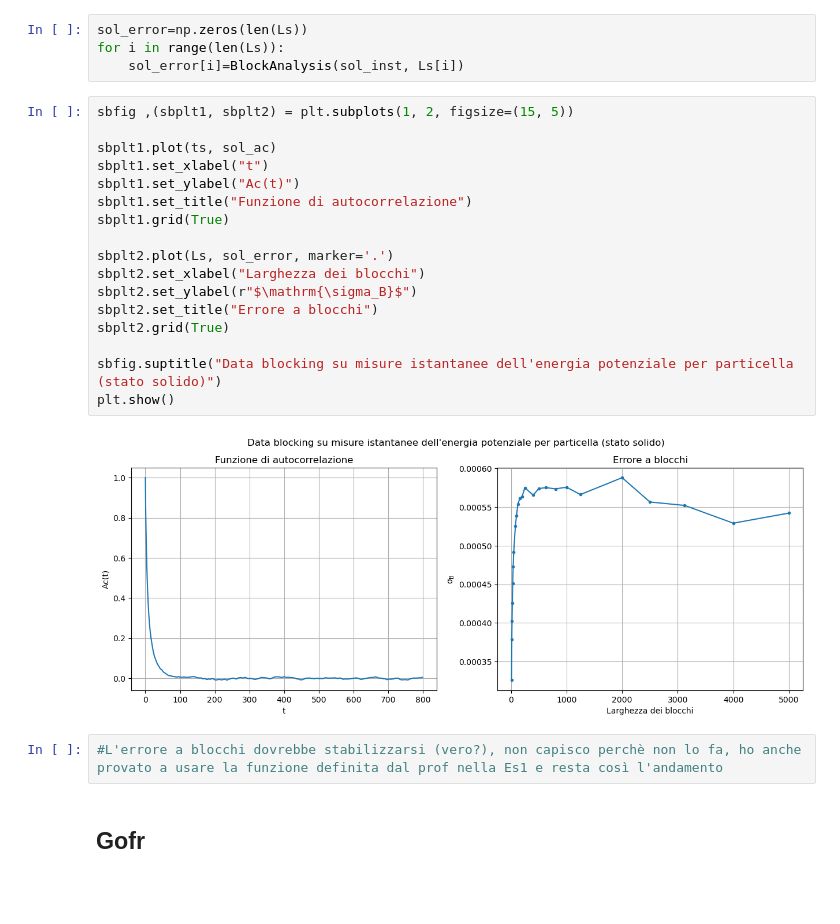
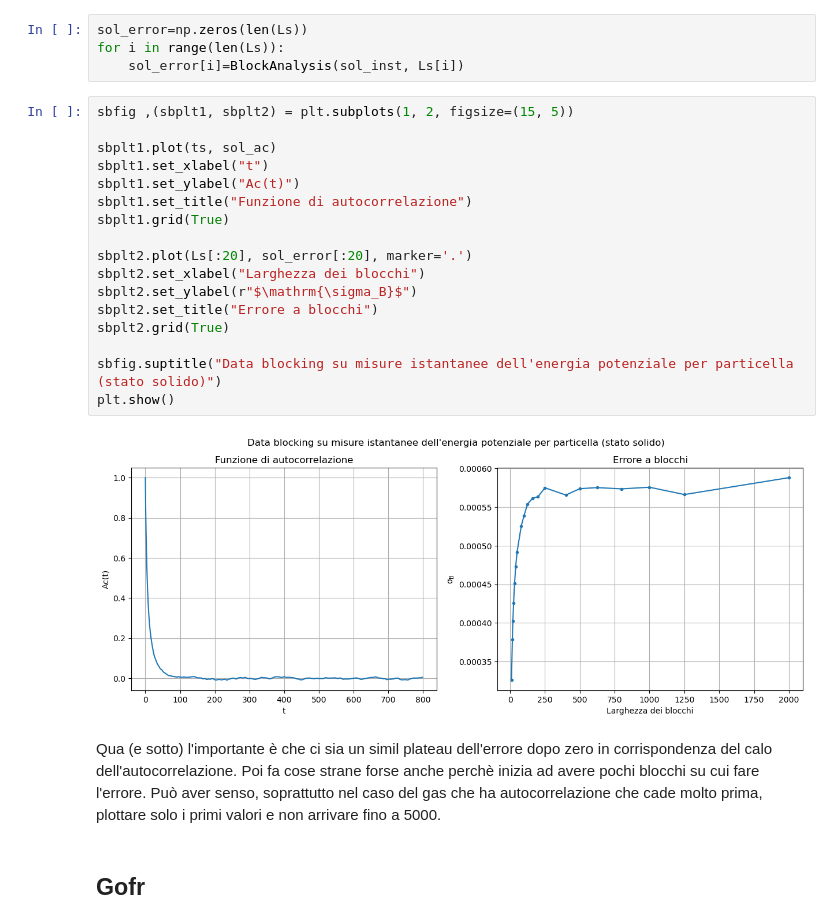
Before and after one commit to angela-bonato/LaboratorioSimulazioneNumerica, a Jupyter notebook: Es07/Esercitazione7.ipynb, the cells around one changed output. Saved outputs shown, nothing was run; the diff lists cells and outputs as text; blank space fills up the shorter version.

```diff
--- a/Es07/Esercitazione7.ipynb
+++ b/Es07/Esercitazione7.ipynb
@@ -66,24 +64,24 @@ for i in range(len(Ls)):
 # %%
 sbfig ,(sbplt1, sbplt2) = plt.subplots(1, 2, figsize=(15, 5))
 
 sbplt1.plot(ts, sol_ac)
 sbplt1.set_xlabel("t")
 sbplt1.set_ylabel("Ac(t)")
 sbplt1.set_title("Funzione di autocorrelazione")
 sbplt1.grid(True)
 
-sbplt2.plot(Ls, sol_error, marker='.')
+sbplt2.plot(Ls[:20], sol_error[:20], marker='.')
 sbplt2.set_xlabel("Larghezza dei blocchi")
 sbplt2.set_ylabel(r"$\mathrm{\sigma_B}$")
 sbplt2.set_title("Errore a blocchi")
 sbplt2.grid(True)
 
 sbfig.suptitle("Data blocking su misure istantanee dell'energia potenziale per particella (stato solido)")
 plt.show()
 # %% [output]
-[figure, old version]
+[figure, new version]
-# %%
-#L'errore a blocchi dovrebbe stabilizzarsi (vero?), non capisco perchè non lo fa, ho anche provato a usare la funzione definita dal prof nella Es1 e resta così l'andamento
+# %% [markdown]
+Qua (e sotto) l'importante è che ci sia un simil plateau dell'errore dopo zero in corrispondenza del calo dell'autocorrelazione. Poi fa cose strane forse anche perchè inizia ad avere pochi blocchi su cui fare l'errore. Può aver senso, soprattutto nel caso del gas che ha autocorrelazione che cade molto prima, plottare solo i primi valori e non arrivare fino a 5000.
 # %% [markdown]
 ## Gofr
 # %%
```
Also changed, not shown: parts of 13 cells of this notebook, 31 other files.
